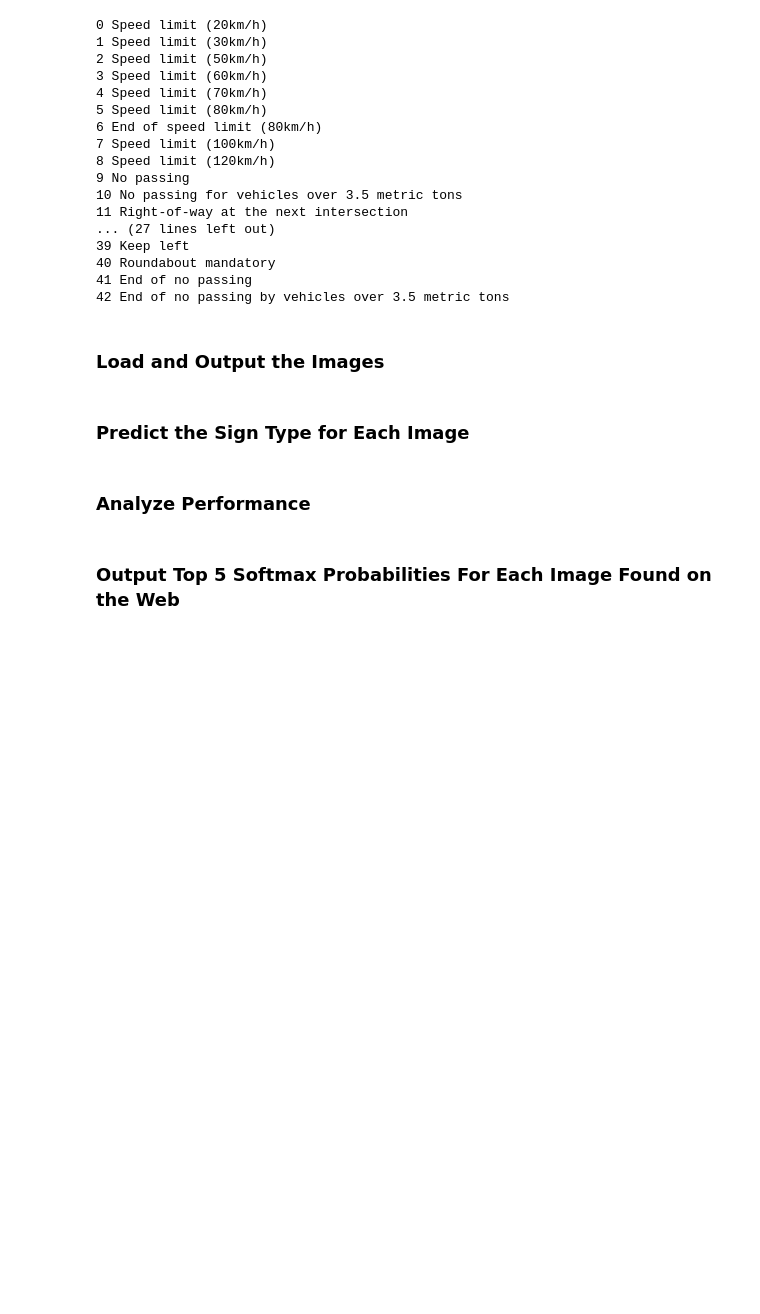
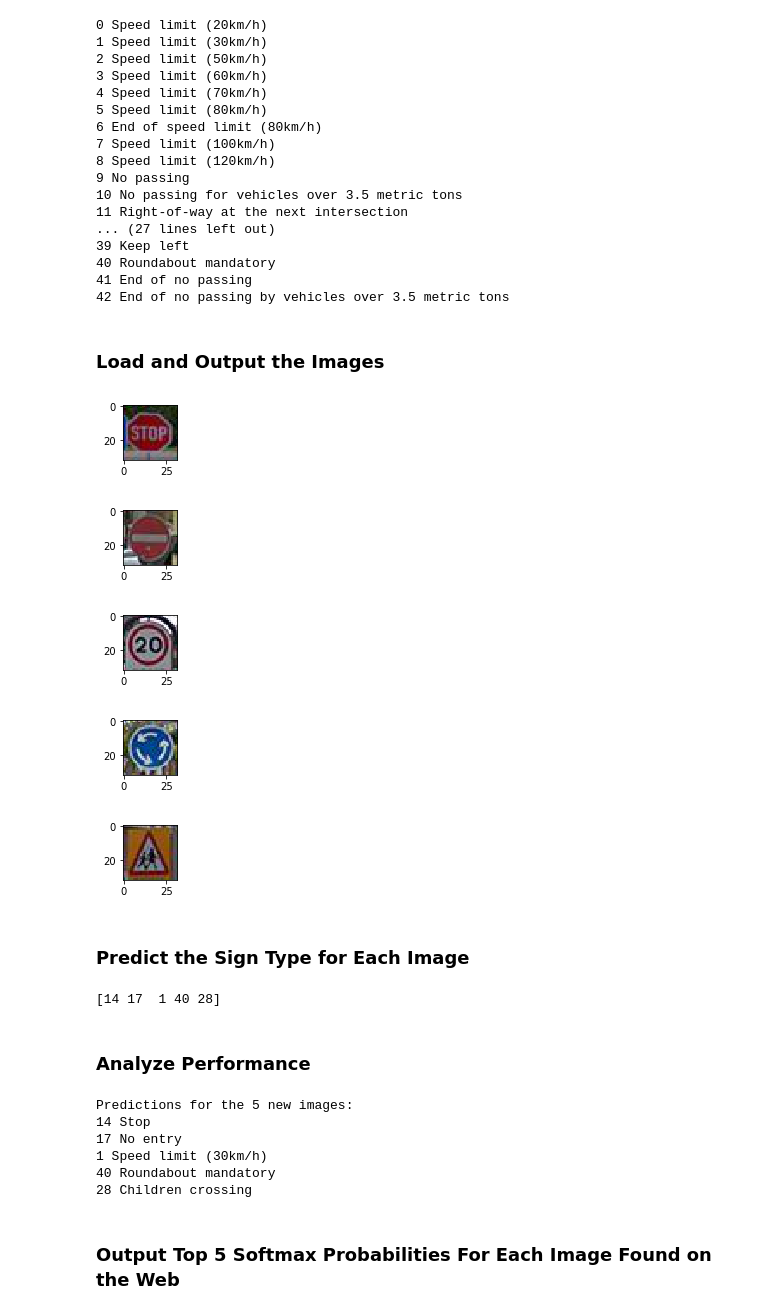
Before and after one commit to fouliex/TrafficSignClassifierProject, a Jupyter notebook: Traffic_Sign_Classifier.ipynb, the cells around one changed output. Cells and saved outputs as stored; diff of their text form; code cells hidden in the pictures; blank space fills up the shorter version.

Commit message:
Add Load and output the images

```diff
--- a/Traffic_Sign_Classifier.ipynb
+++ b/Traffic_Sign_Classifier.ipynb
@@ -364,26 +364,74 @@ for value in range(len(signs)):
 42 End of no passing by vehicles over 3.5 metric tons
 # %% [markdown]
 ### Load and Output the Images
-# %%
-### Load the images and plot them here.
-import numpy as np
-
-def convert_image_to_array(image_file):
-    img = image.open(image_file)
-    the_array = np.array(img.getdata(),np.uint8).reshape(img.size[1], img.size[0], 3)
-    #  Ellipsis is used here to indicate a placeholder for the rest of the array dimensions not specified
-    return arr[np.newaxis,...]
+# %%
+### Load the images and plot them here.
+
+def convert_image_to_array(filename):
+    img = Image.open(filename)
+    arr =  np.array(img.getdata(),np.uint8).reshape(img.size[1], img.size[0], 3)
+    return arr[np.newaxis, ...]
+
+def add_images_to_image_array(image_array,image_list):
+    for fname in image_list:
+        arr_new = convert_image_to_array(fname)
+        image_array = np.append(image_array, arr_new, axis=0)
+    return image_array
+
+def plotimages(arr):
+    for x in range(len(arr)):
+        plt.figure(figsize=(1,1))
+        plt.imshow(arr[x].squeeze())
+
+
+image_array = convert_image_to_array("TestImages/traffic_sign_1.jpg")
+image_list = "TestImages/traffic_sign_2.jpg", "TestImages/traffic_sign_3.jpg", "TestImages/traffic_sign_4.jpg", "TestImages/traffic_sign_5.jpg"
+
+
+
+
+arr = add_images_to_image_array(image_array,image_list)
+
+
+plotimages(arr)
+
+arr = normalize(arr)
+# %% [output]
+[figure, added]
+[figure, added]
+[figure, added]
+[figure, added]
+[figure, added]
 # %% [markdown]
 ### Predict the Sign Type for Each Image
 # %%
 ### Run the predictions here and use the model to output the prediction for each image.
 ### Make sure to pre-process the images with the same pre-processing pipeline used earlier.
 ### Feel free to use as many code cells as needed.
+
+with tf.Session() as sess:
+    saver.restore(sess, tf.train.latest_checkpoint('.'))
+
+    logits_result = sess.run(logits, feed_dict={x: arr, keep_prob: 1})
+    answer = sess.run(tf.argmax(logits_result, 1))
+    print(answer)
+# %% [output]
+[14 17  1 40 28]
 # %% [markdown]
 ### Analyze Performance
 # %%
 ### Calculate the accuracy for these 5 new images.
 ### For example, if the model predicted 1 out of 5 signs correctly, it's 20% accurate on these new images.
+print("Predictions for the 5 new images:")
+for ans in answer:
+    print(ans, signs[ans])
+# %% [output]
+Predictions for the 5 new images:
+14 Stop
+17 No entry
+1 Speed limit (30km/h)
+40 Roundabout mandatory
+28 Children crossing
 # %% [markdown]
 ### Output Top 5 Softmax Probabilities For Each Image Found on the Web
 # %% [markdown]
```
Also changed, not shown: parts of 7 cells of this notebook.
